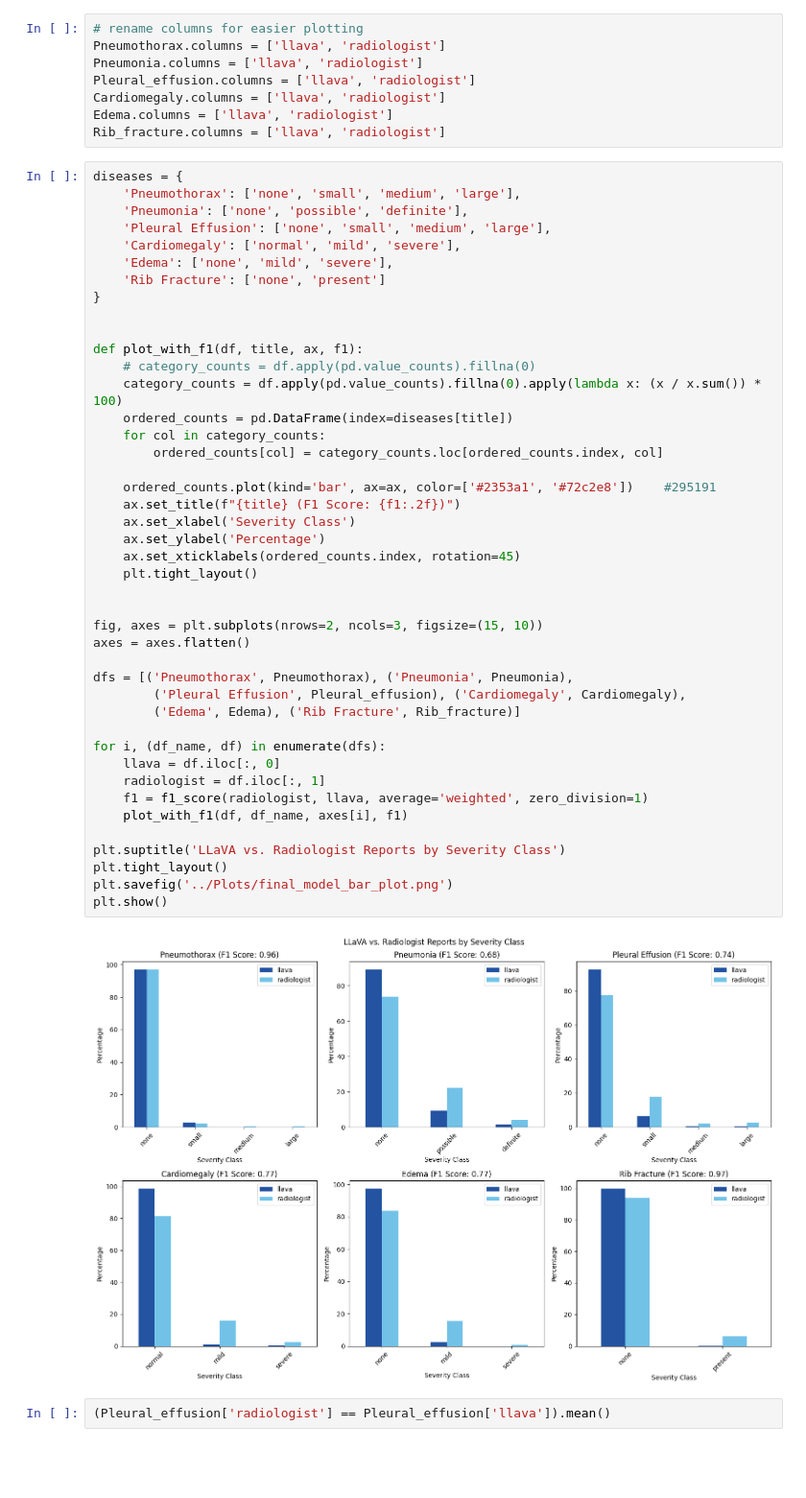
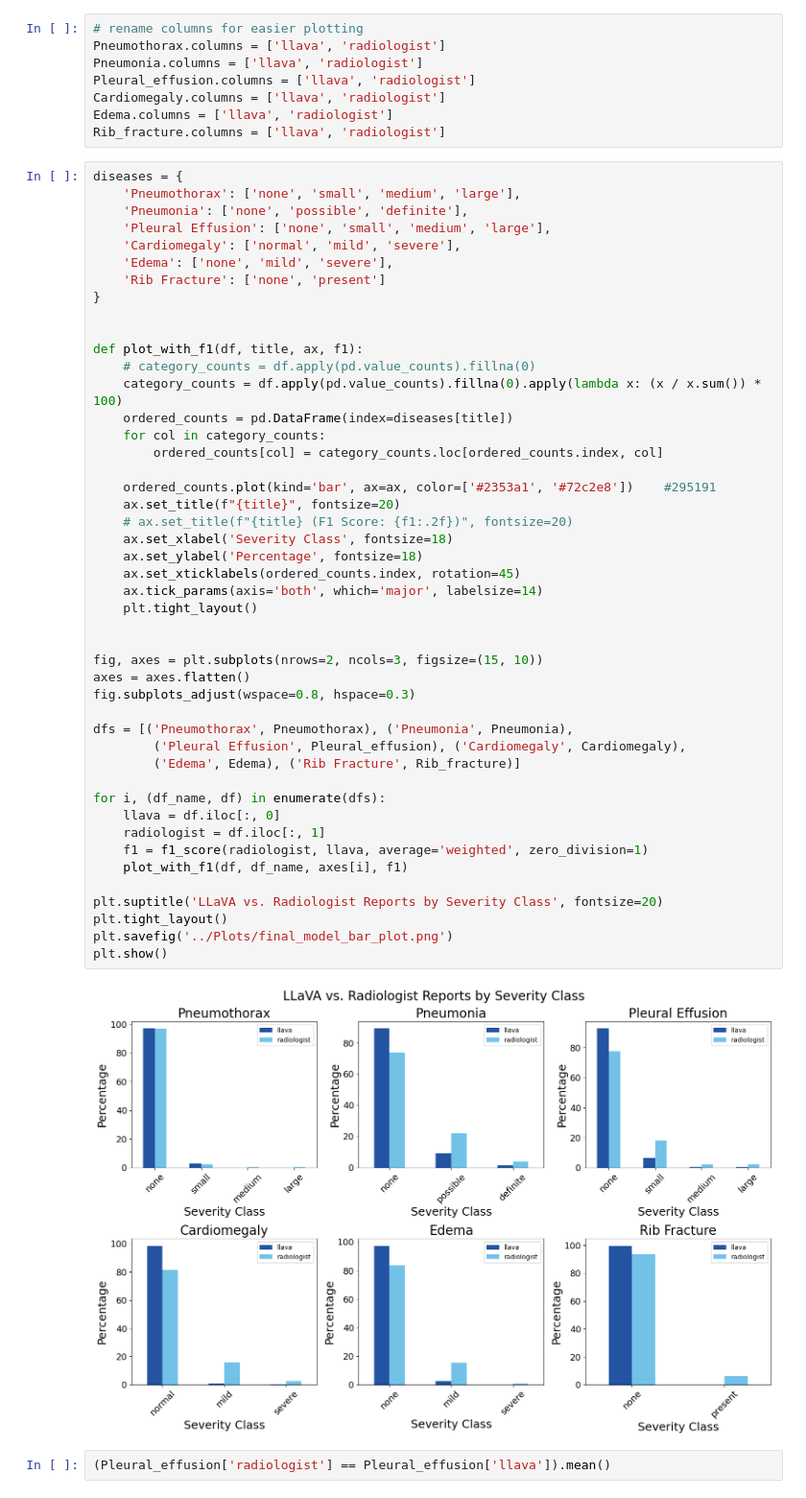
Before and after one commit to yushi20/Medical_LLM, a Jupyter notebook: Evaluation/final_model_eval.ipynb, the cells around one changed output. Shown: that part at 96% size. Cells and saved outputs as stored; diff of their text form; blank space fills up the shorter version.

Commit message:
update plots

```diff
--- a/Evaluation/final_model_eval.ipynb
+++ b/Evaluation/final_model_eval.ipynb
@@ -182,38 +182,41 @@ diseases = {
 
 def plot_with_f1(df, title, ax, f1):
     # category_counts = df.apply(pd.value_counts).fillna(0)
     category_counts = df.apply(pd.value_counts).fillna(0).apply(lambda x: (x / x.sum()) * 100)
     ordered_counts = pd.DataFrame(index=diseases[title])
     for col in category_counts:
         ordered_counts[col] = category_counts.loc[ordered_counts.index, col]
 
     ordered_counts.plot(kind='bar', ax=ax, color=['#2353a1', '#72c2e8'])    #295191
-    ax.set_title(f"{title} (F1 Score: {f1:.2f})")
-    ax.set_xlabel('Severity Class')
-    ax.set_ylabel('Percentage')
+    ax.set_title(f"{title}", fontsize=20)
+    # ax.set_title(f"{title} (F1 Score: {f1:.2f})", fontsize=20)
+    ax.set_xlabel('Severity Class', fontsize=18)
+    ax.set_ylabel('Percentage', fontsize=18)
     ax.set_xticklabels(ordered_counts.index, rotation=45)
+    ax.tick_params(axis='both', which='major', labelsize=14)
     plt.tight_layout()
 
 
 fig, axes = plt.subplots(nrows=2, ncols=3, figsize=(15, 10))
 axes = axes.flatten()
+fig.subplots_adjust(wspace=0.8, hspace=0.3)
 
 dfs = [('Pneumothorax', Pneumothorax), ('Pneumonia', Pneumonia),
         ('Pleural Effusion', Pleural_effusion), ('Cardiomegaly', Cardiomegaly),
         ('Edema', Edema), ('Rib Fracture', Rib_fracture)]
 
 for i, (df_name, df) in enumerate(dfs):
     llava = df.iloc[:, 0]
     radiologist = df.iloc[:, 1]
     f1 = f1_score(radiologist, llava, average='weighted', zero_division=1)
     plot_with_f1(df, df_name, axes[i], f1)
 
-plt.suptitle('LLaVA vs. Radiologist Reports by Severity Class')
+plt.suptitle('LLaVA vs. Radiologist Reports by Severity Class', fontsize=20)
 plt.tight_layout()
 plt.savefig('../Plots/final_model_bar_plot.png')
 plt.show()
 # %% [output]
-[figure, old version]
+[figure, new version]
 # %%
 (Pleural_effusion['radiologist'] == Pleural_effusion['llava']).mean()
 # %% [output]
```
Also changed, not shown: parts of 6 cells of this notebook, 2 other files.
